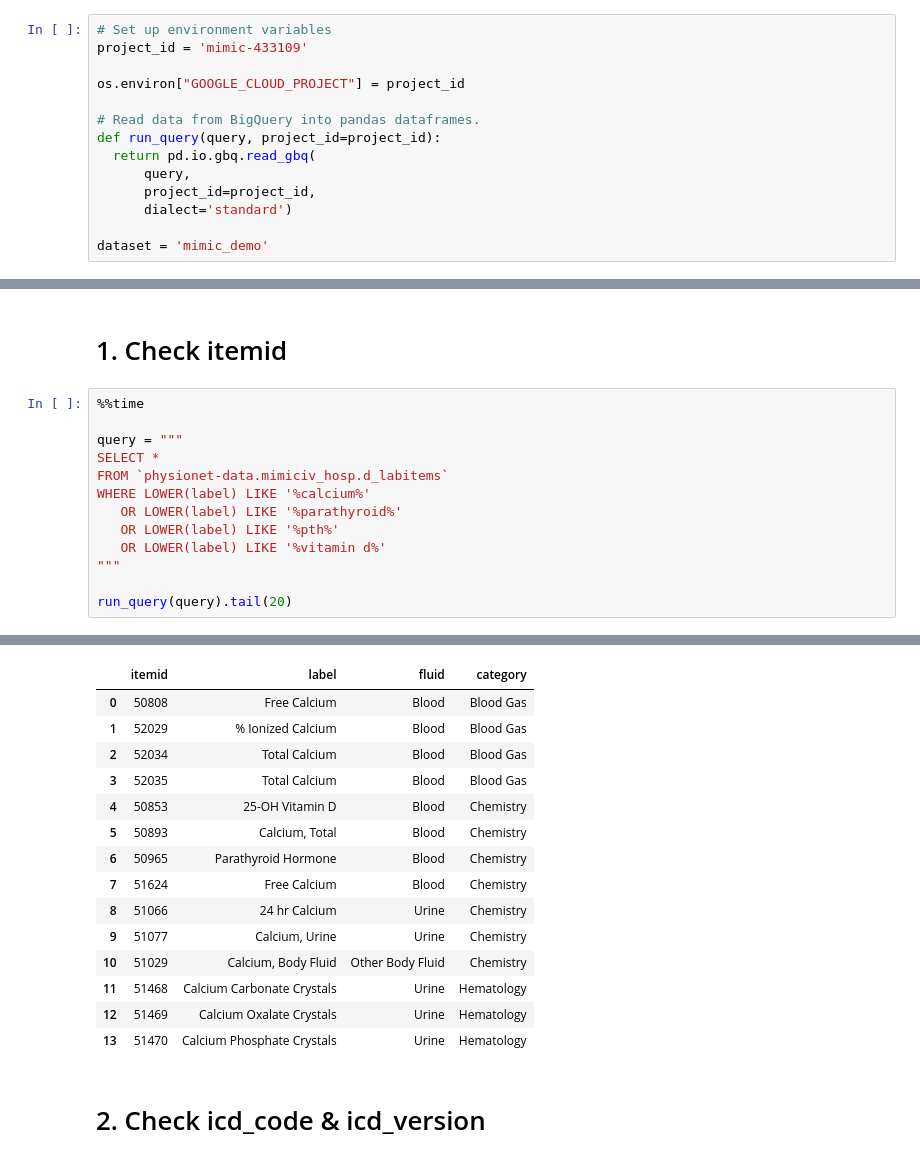
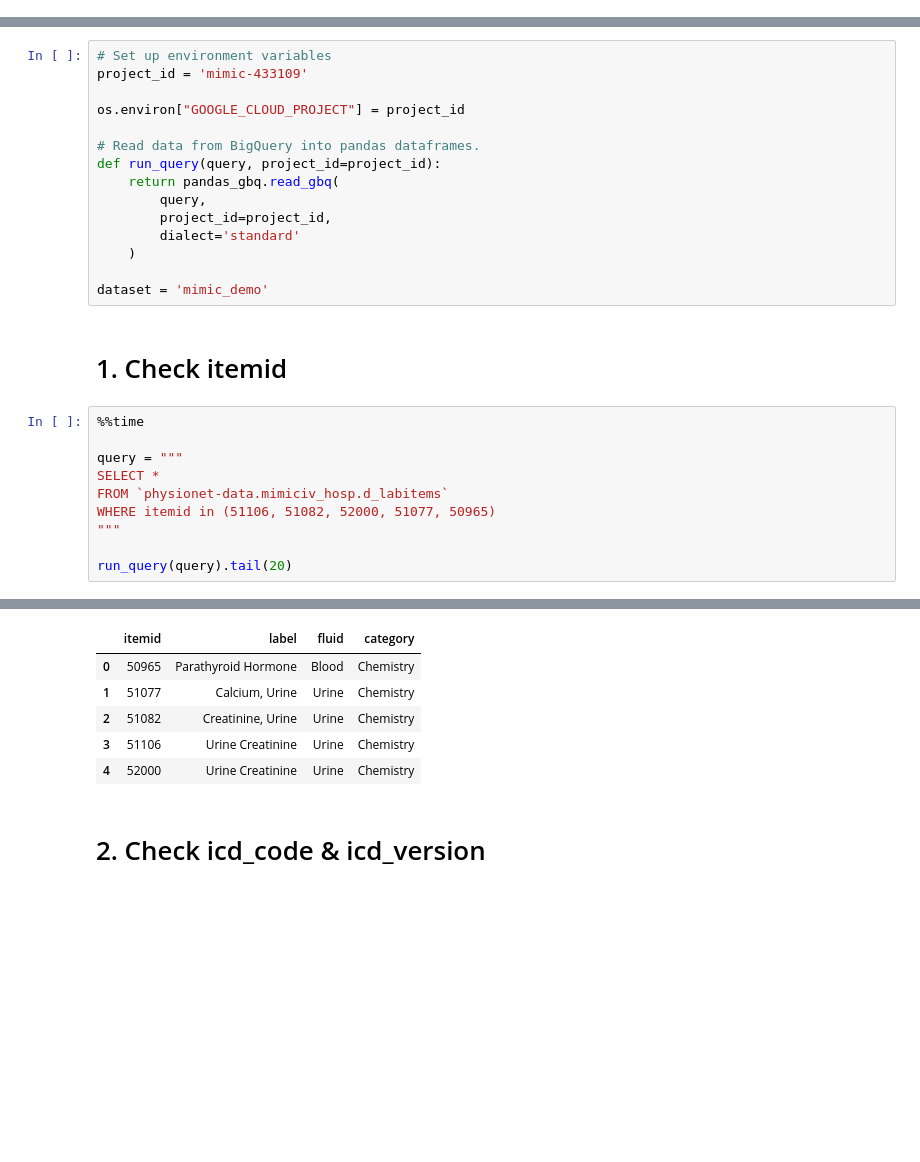
Before and after one commit to ZEP955698/COMP90089, a Jupyter notebook: notebook/data_collection.ipynb, the cells around one changed output, grey strips where cells are left out. Saved outputs shown, nothing was run; the diff lists cells and outputs as text; blank space fills up the shorter version.

```diff
--- a/notebook/data_collection.ipynb
+++ b/notebook/data_collection.ipynb
@@ -12,17 +1,3 @@ auth.authenticate_user()
-# %%
-# Set up environment variables
-project_id = 'mimic-433109'
-
-os.environ["GOOGLE_CLOUD_PROJECT"] = project_id
-
-# Read data from BigQuery into pandas dataframes.
-def run_query(query, project_id=project_id):
-  return pd.io.gbq.read_gbq(
-      query,
-      project_id=project_id,
-      dialect='standard')
-
-dataset = 'mimic_demo'
 # %%
 # Load the Drive helper and mount
 from google.colab import drive
@@ -36,3 +23,18 @@ Mounted at /content/drive
+# %%
+# Set up environment variables
+project_id = 'mimic-433109'
+
+os.environ["GOOGLE_CLOUD_PROJECT"] = project_id
+
+# Read data from BigQuery into pandas dataframes.
+def run_query(query, project_id=project_id):
+    return pandas_gbq.read_gbq(
+        query,
+        project_id=project_id,
+        dialect='standard'
+    )
+
+dataset = 'mimic_demo'
 # %% [markdown]
 # 1. Check itemid
 # %%
@@ -41,10 +43,7 @@ Mounted at /content/drive
 query = """
 SELECT *
 FROM `physionet-data.mimiciv_hosp.d_labitems`
-WHERE LOWER(label) LIKE '%calcium%'
-   OR LOWER(label) LIKE '%parathyroid%'
-   OR LOWER(label) LIKE '%pth%'
-   OR LOWER(label) LIKE '%vitamin d%'
+WHERE itemid in (51106, 51082, 52000, 51077, 50965)
 """
 
 run_query(query).tail(20)
@@ -54,18 +53,9 @@ Wall time: 3.48 s
 |  | itemid | label | fluid | category |
-| 0 | 50808 | Free Calcium | Blood | Blood Gas |
-| 1 | 52029 | % Ionized Calcium | Blood | Blood Gas |
-| 2 | 52034 | Total Calcium | Blood | Blood Gas |
-| 3 | 52035 | Total Calcium | Blood | Blood Gas |
-| 4 | 50853 | 25-OH Vitamin D | Blood | Chemistry |
-| 5 | 50893 | Calcium, Total | Blood | Chemistry |
-| 6 | 50965 | Parathyroid Hormone | Blood | Chemistry |
-| 7 | 51624 | Free Calcium | Blood | Chemistry |
-| 8 | 51066 | 24 hr Calcium | Urine | Chemistry |
-| 9 | 51077 | Calcium, Urine | Urine | Chemistry |
-| 10 | 51029 | Calcium, Body Fluid | Other Body Fluid | Chemistry |
-| 11 | 51468 | Calcium Carbonate Crystals | Urine | Hematology |
-| 12 | 51469 | Calcium Oxalate Crystals | Urine | Hematology |
-| 13 | 51470 | Calcium Phosphate Crystals | Urine | Hematology |
+| 0 | 50965 | Parathyroid Hormone | Blood | Chemistry |
+| 1 | 51077 | Calcium, Urine | Urine | Chemistry |
+| 2 | 51082 | Creatinine, Urine | Urine | Chemistry |
+| 3 | 51106 | Urine Creatinine | Urine | Chemistry |
+| 4 | 52000 | Urine Creatinine | Urine | Chemistry |
 # %% [markdown]
 # 2. Check icd_code & icd_version
 # %%
```
Also changed, not shown: parts of 8 cells of this notebook, 19 other files.
